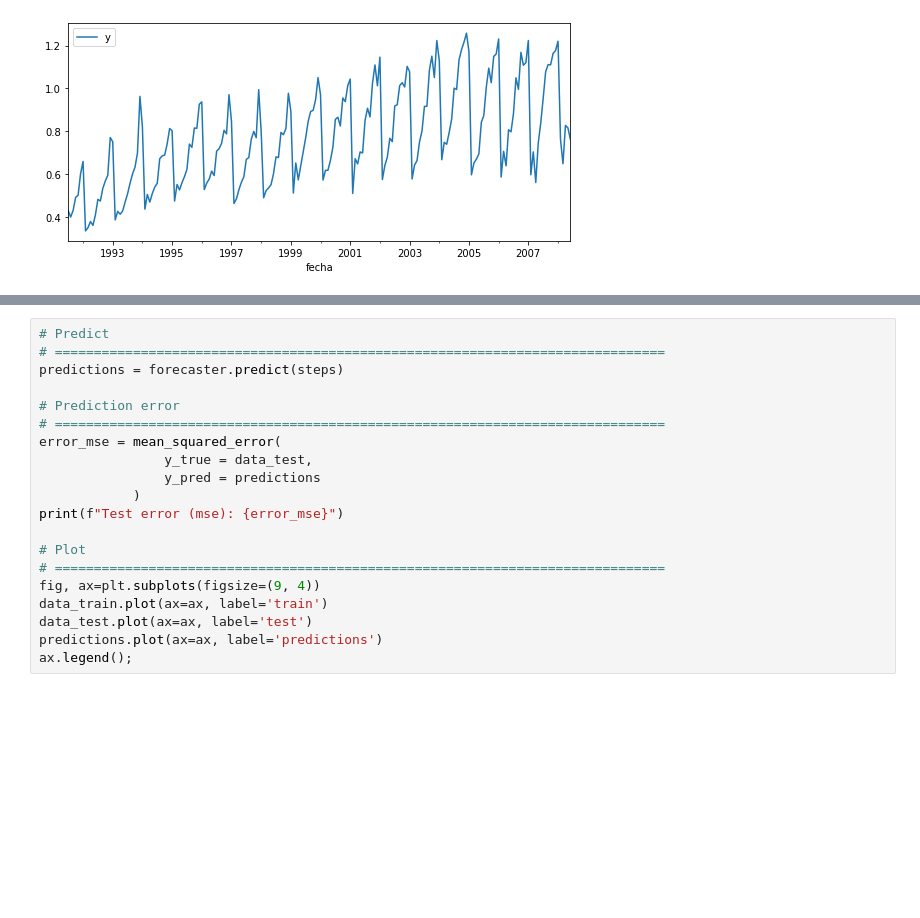
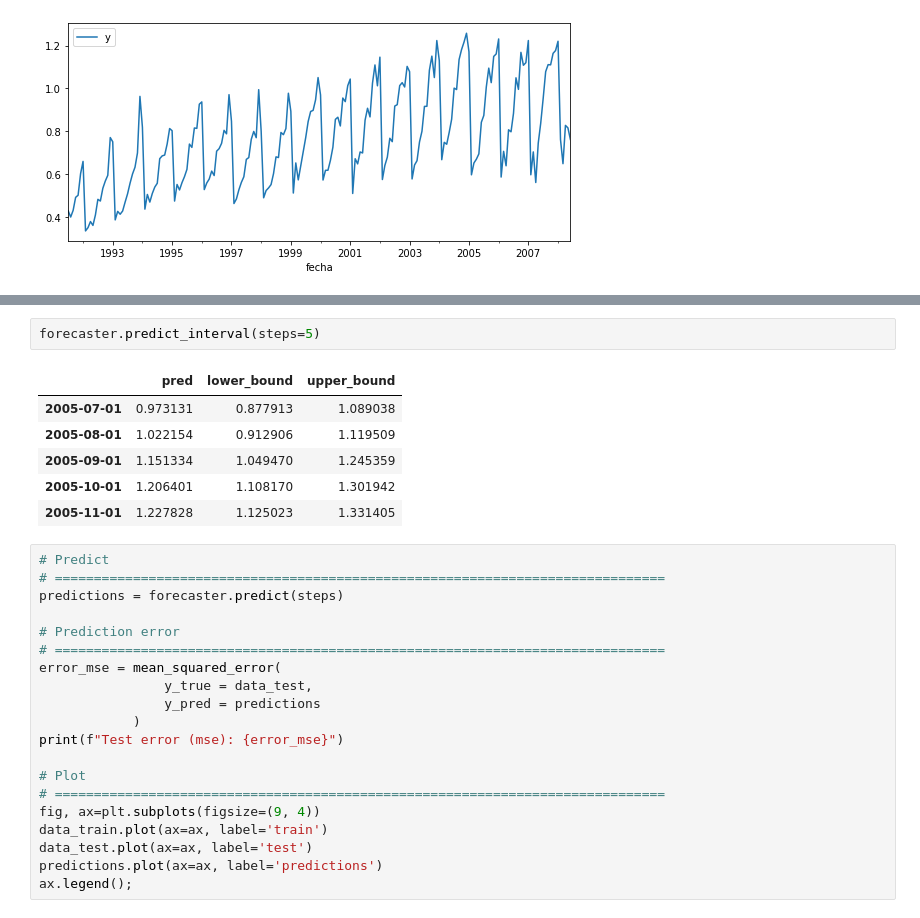
Before and after one commit to Plozano94/skforecast, a Jupyter notebook: notebooks/develop/skforecast_ForecasterAutoreg.ipynb, the cells around one changed output, grey strips where cells are left out. Drawn from its saved outputs; the diff is of its cells as text; blank space fills up the shorter version.

```diff
--- a/notebooks/develop/skforecast_ForecasterAutoreg.ipynb
+++ b/notebooks/develop/skforecast_ForecasterAutoreg.ipynb
@@ -85,3 +85,12 @@ Freq: MS, dtype: float64
+# %%
+forecaster.predict_interval(steps=5)
+# %% [output]
+|  | pred | lower_bound | upper_bound |
+| 2005-07-01 | 0.973131 | 0.877913 | 1.089038 |
+| 2005-08-01 | 1.022154 | 0.912906 | 1.119509 |
+| 2005-09-01 | 1.151334 | 1.049470 | 1.245359 |
+| 2005-10-01 | 1.206401 | 1.108170 | 1.301942 |
+| 2005-11-01 | 1.227828 | 1.125023 | 1.331405 |
 # %%
 # Predict
 # ==============================================================================
```
Also changed, not shown: parts of 9 cells of this notebook, 2 other files.
